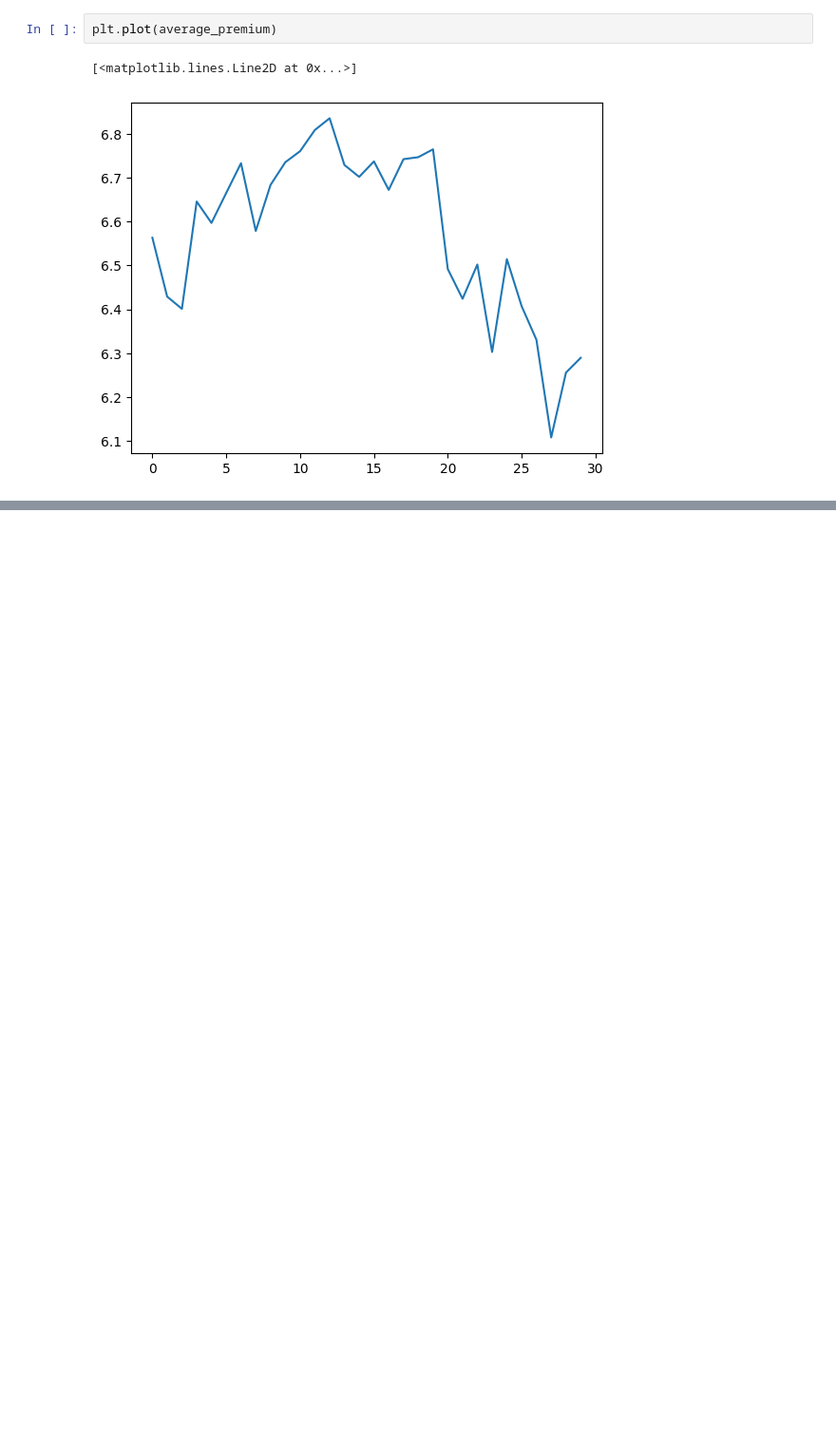
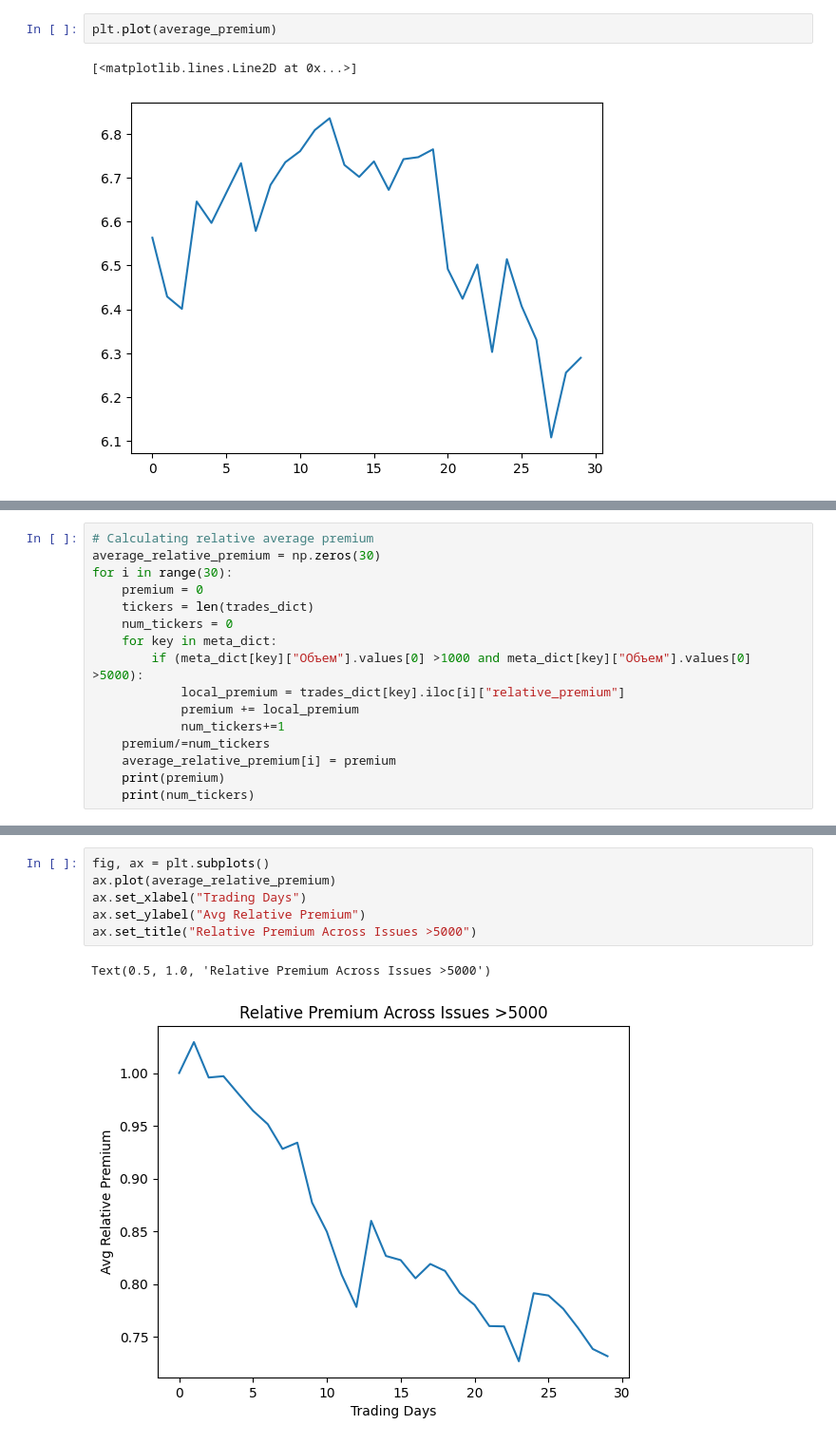
Before and after one commit to SoulDancer27/financial_tools, a Jupyter notebook: bonds/general_parser.ipynb, the cells around one changed output, grey strips where cells are left out. Shown at 95% size. Saved outputs shown, nothing was run; the diff lists cells and outputs as text; blank space fills up the shorter version.

```diff
--- a/bonds/general_parser.ipynb
+++ b/bonds/general_parser.ipynb
@@ -139,0 +136,16 @@ plt.plot(average_premium)
+# %%
+# Calculating relative average premium
+average_relative_premium = np.zeros(30)
+for i in range(30):
+    premium = 0
+    tickers = len(trades_dict)
+    num_tickers = 0
+    for key in meta_dict:
+        if (meta_dict[key]["Объем"].values[0] >1000 and meta_dict[key]["Объем"].values[0] >5000):
+            local_premium = trades_dict[key].iloc[i]["relative_premium"]
+            premium += local_premium
+            num_tickers+=1
+    premium/=num_tickers
+    average_relative_premium[i] = premium
+    print(premium)
+    print(num_tickers)
@@ -139,0 +170,9 @@ plt.plot(average_premium)
+# %%
+fig, ax = plt.subplots()
+ax.plot(average_relative_premium)
+ax.set_xlabel("Trading Days")
+ax.set_ylabel("Avg Relative Premium")
+ax.set_title("Relative Premium Across Issues >5000")
+# %% [output]
+Text(0.5, 1.0, 'Relative Premium Across Issues >5000')
+[figure, added]
```
Also changed, not shown: parts of 13 cells of this notebook, 14 other files.
